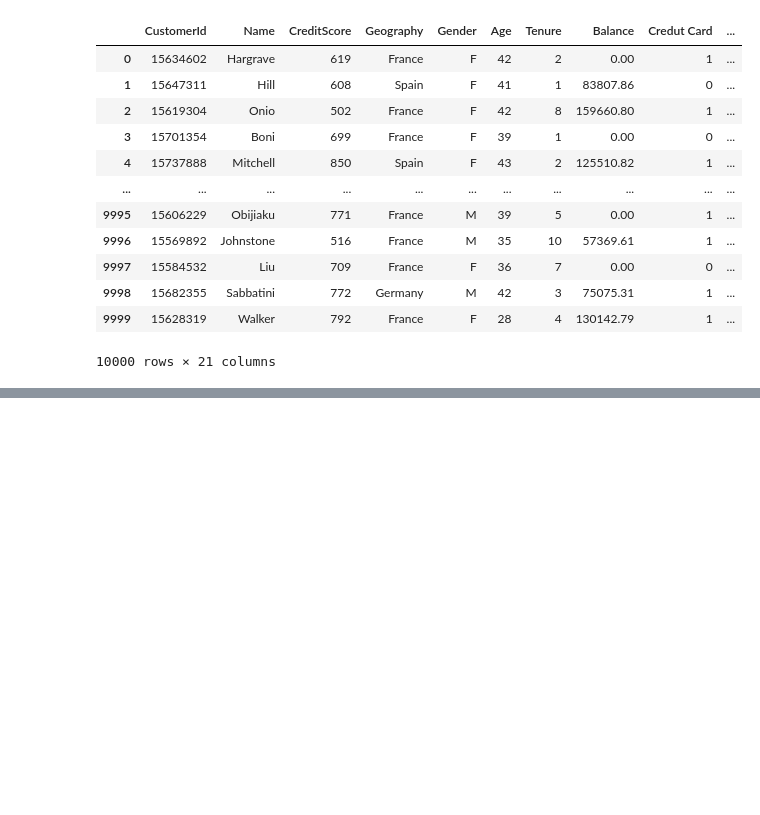
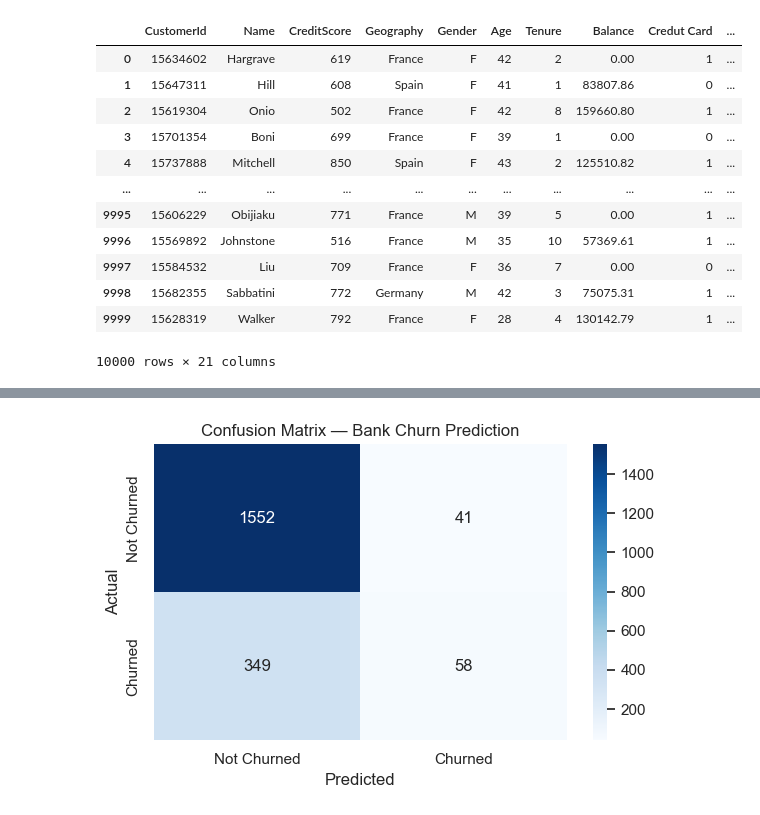
Before and after one commit to katika-khayyum/bank-churn-analysis-python-sql-eda, a Jupyter notebook: Data/bank_churn_eda.ipynb, the cells around one changed output, grey strips where cells are left out. Drawn from its saved outputs; the diff is of its cells as text; code cells hidden in the pictures; blank space fills up the shorter version.

```diff
--- a/Data/bank_churn_eda.ipynb
+++ b/Data/bank_churn_eda.ipynb
@@ -486,0 +493,7 @@ plt.show()
+# %%
+X_train, X_test, y_train, y_test = train_test_split( X, y, test_size=0.2, random_state=42,      stratify=y  )
+# 80% train, 20% test
+# ensures same results every time you run
+# keeps same churn ratio in both sets
+print("Training set size:", X_train.shape)
+print("Testing set size:", X_test.shape)
@@ -486,0 +503,6 @@ plt.show()
+# %%
+scaler = StandardScaler()
+X_train_scaled = scaler.fit_transform(X_train)
+X_test_scaled = scaler.transform(X_test)
+
+print("Scaling complete")
@@ -486,0 +511,5 @@ plt.show()
+# %%
+model = LogisticRegression(random_state=42, max_iter=1000)
+model.fit(X_train_scaled, y_train)
+
+print("Model trained successfully")
@@ -486,0 +518,6 @@ plt.show()
+# %%
+y_pred = model.predict(X_test_scaled)
+y_pred_proba = model.predict_proba(X_test_scaled)[:, 1]
+
+print("Predictions done")
+print("Sample predictions:", y_pred[:10])
@@ -486,0 +564,13 @@ plt.show()
+# %%
+cm = confusion_matrix(y_test, y_pred)
+
+plt.figure(figsize=(6, 4))
+sns.heatmap(cm, annot=True, fmt='d', cmap='Blues',xticklabels=['Not Churned', 'Churned'],yticklabels=['Not Churned', 'Churned'])
+plt.title('Confusion Matrix — Bank Churn Prediction')
+plt.ylabel('Actual')
+plt.xlabel('Predicted')
+plt.tight_layout()
+plt.savefig('confusion_matrix.png', dpi=150)
+plt.show()
+# %% [output]
+[figure, added]
```
Also changed, not shown: parts of 60 cells of this notebook, 3 other files.
